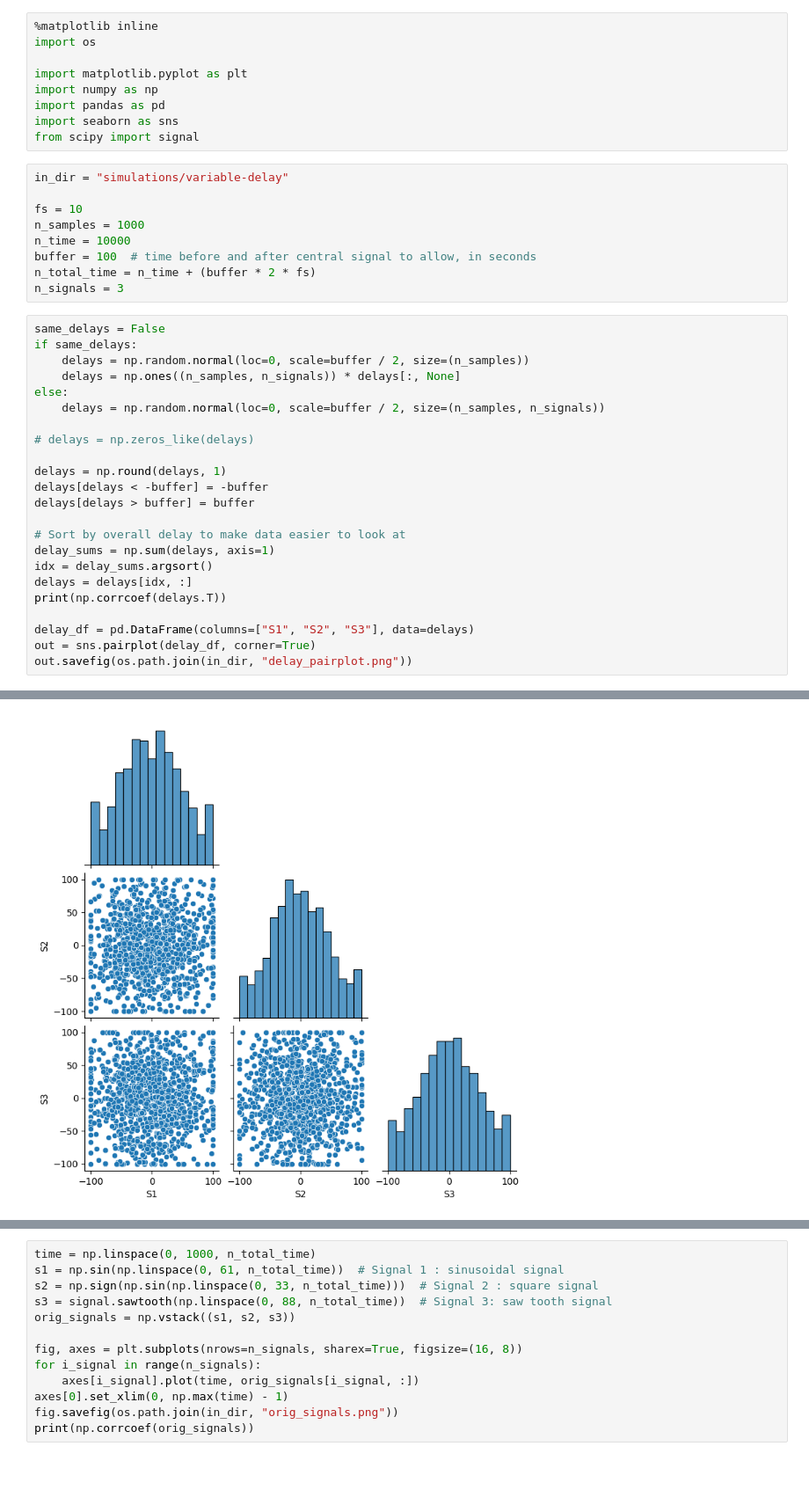
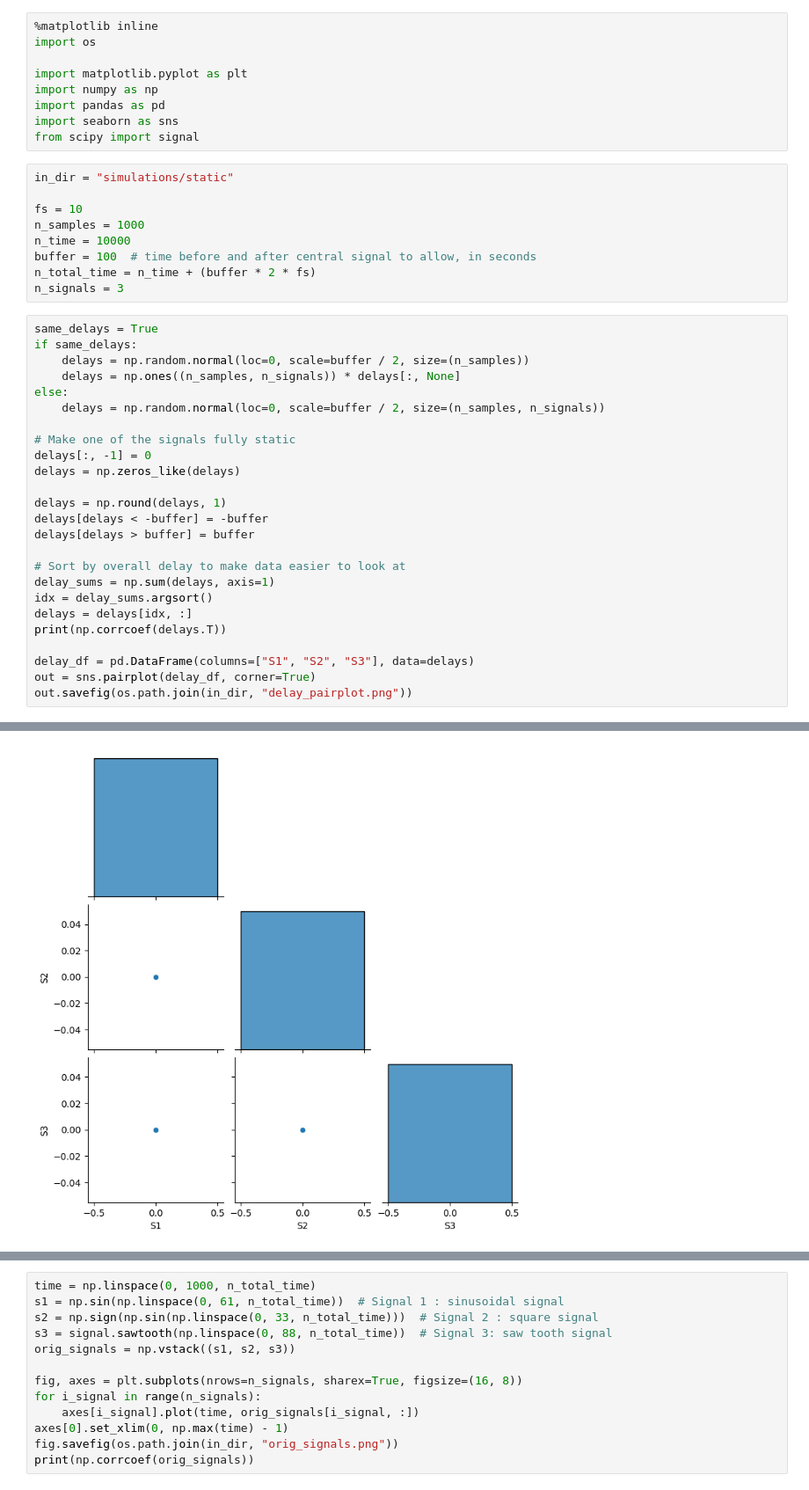
Before and after one commit to tsalo/complex_pca, a Jupyter notebook: simulate_lagged_data.ipynb, the cells around one changed output, grey strips where cells are left out. Shown: that part at 88% size. Drawn from its saved outputs; the diff is of its cells as text.

Commit message:
Make one of the signals static.

```diff
--- a/simulate_lagged_data.ipynb
+++ b/simulate_lagged_data.ipynb
@@ -8,7 +8,7 @@ import pandas as pd
 import seaborn as sns
 from scipy import signal
 # %%
-in_dir = "simulations/variable-delay"
+in_dir = "simulations/static"
 
 fs = 10
 n_samples = 1000
@@ -17,14 +17,16 @@ buffer = 100  # time before and after central signal to allow, in seconds
 n_total_time = n_time + (buffer * 2 * fs)
 n_signals = 3
 # %%
-same_delays = False
+same_delays = True
 if same_delays:
     delays = np.random.normal(loc=0, scale=buffer / 2, size=(n_samples))
     delays = np.ones((n_samples, n_signals)) * delays[:, None]
 else:
     delays = np.random.normal(loc=0, scale=buffer / 2, size=(n_samples, n_signals))
 
-# delays = np.zeros_like(delays)
+# Make one of the signals fully static
+delays[:, -1] = 0
+delays = np.zeros_like(delays)
 
 delays = np.round(delays, 1)
 delays[delays < -buffer] = -buffer
@@ -46,4 +48,4 @@ out.savefig(os.path.join(in_dir, "delay_pairplot.png"))
-[figure, old version]
+[figure, new version]
 # %%
 amps = np.random.randint(0, 50, size=(n_samples, n_signals))
 print(np.corrcoef(amps.T))
```
Also changed, not shown: parts of 3 cells of this notebook, 20 other files.
